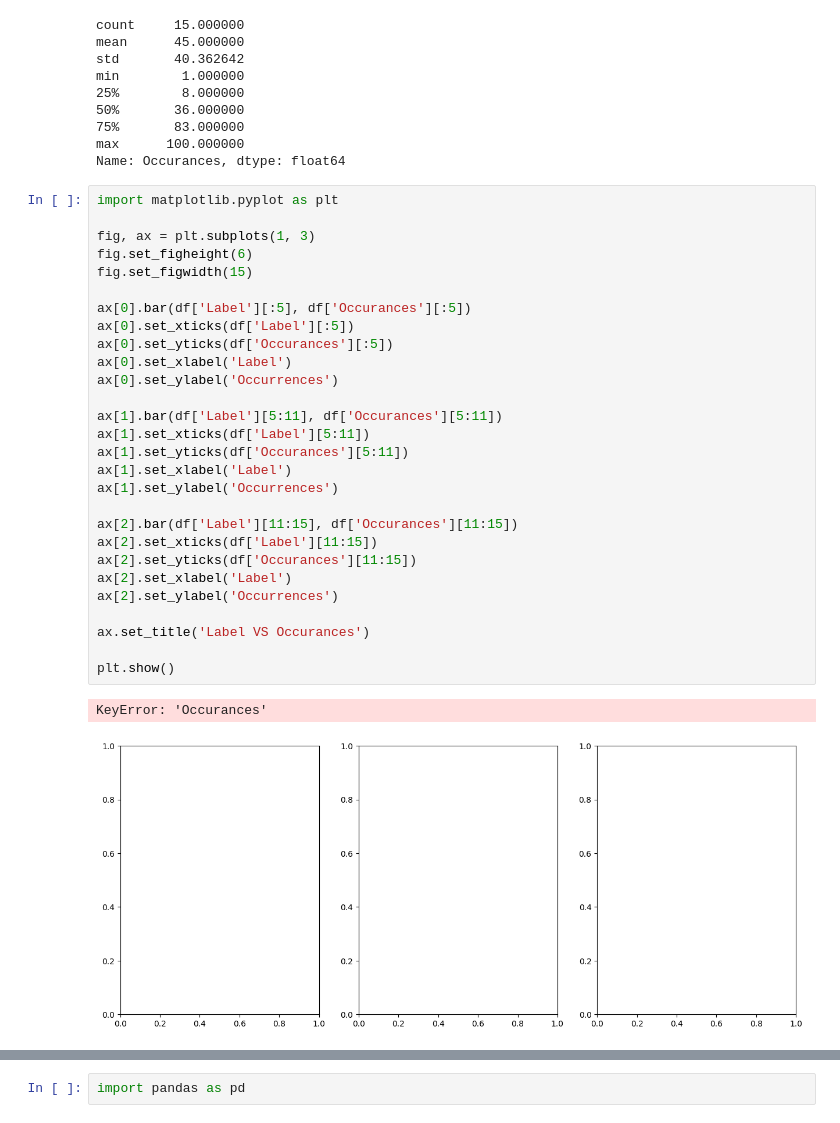
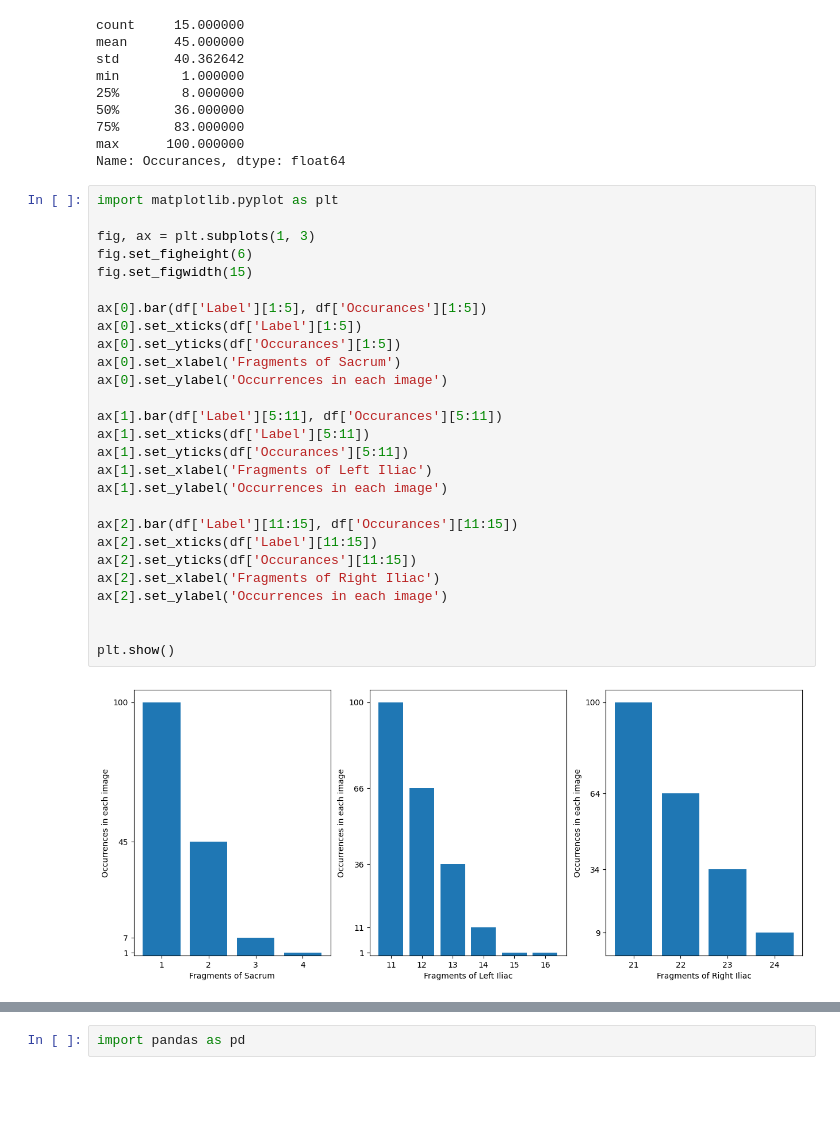
Before and after one commit to one2clouds/Pengwin-Challenge, a Jupyter notebook: zzz_tests/EDA.ipynb, the cells around one changed output, grey strips where cells are left out. Cells and saved outputs as stored; diff of their text form; blank space fills up the shorter version.

```diff
--- a/zzz_tests/EDA.ipynb
+++ b/zzz_tests/EDA.ipynb
@@ -43,31 +43,29 @@ Name: Occurances, dtype: float64
 # %%
 import matplotlib.pyplot as plt
 
 fig, ax = plt.subplots(1, 3)
 fig.set_figheight(6)
 fig.set_figwidth(15)
 
-ax[0].bar(df['Label'][:5], df['Occurances'][:5])
-ax[0].set_xticks(df['Label'][:5])
-ax[0].set_yticks(df['Occurances'][:5])
-ax[0].set_xlabel('Label')
-ax[0].set_ylabel('Occurrences')
+ax[0].bar(df['Label'][1:5], df['Occurances'][1:5])
+ax[0].set_xticks(df['Label'][1:5])
+ax[0].set_yticks(df['Occurances'][1:5])
+ax[0].set_xlabel('Fragments of Sacrum')
+ax[0].set_ylabel('Occurrences in each image')
 
 ax[1].bar(df['Label'][5:11], df['Occurances'][5:11])
 ax[1].set_xticks(df['Label'][5:11])
 ax[1].set_yticks(df['Occurances'][5:11])
-ax[1].set_xlabel('Label')
-ax[1].set_ylabel('Occurrences')
+ax[1].set_xlabel('Fragments of Left Iliac')
+ax[1].set_ylabel('Occurrences in each image')
 
 ax[2].bar(df['Label'][11:15], df['Occurances'][11:15])
 ax[2].set_xticks(df['Label'][11:15])
 ax[2].set_yticks(df['Occurances'][11:15])
-ax[2].set_xlabel('Label')
-ax[2].set_ylabel('Occurrences')
+ax[2].set_xlabel('Fragments of Right Iliac')
+ax[2].set_ylabel('Occurrences in each image')
 
-ax.set_title('Label VS Occurances')
 
 plt.show()
 # %% [output]
-KeyError: 'Occurances'
-[figure, old version]
+[figure, new version]
```
Also changed, not shown: parts of 14 cells of this notebook, 8 other files.
